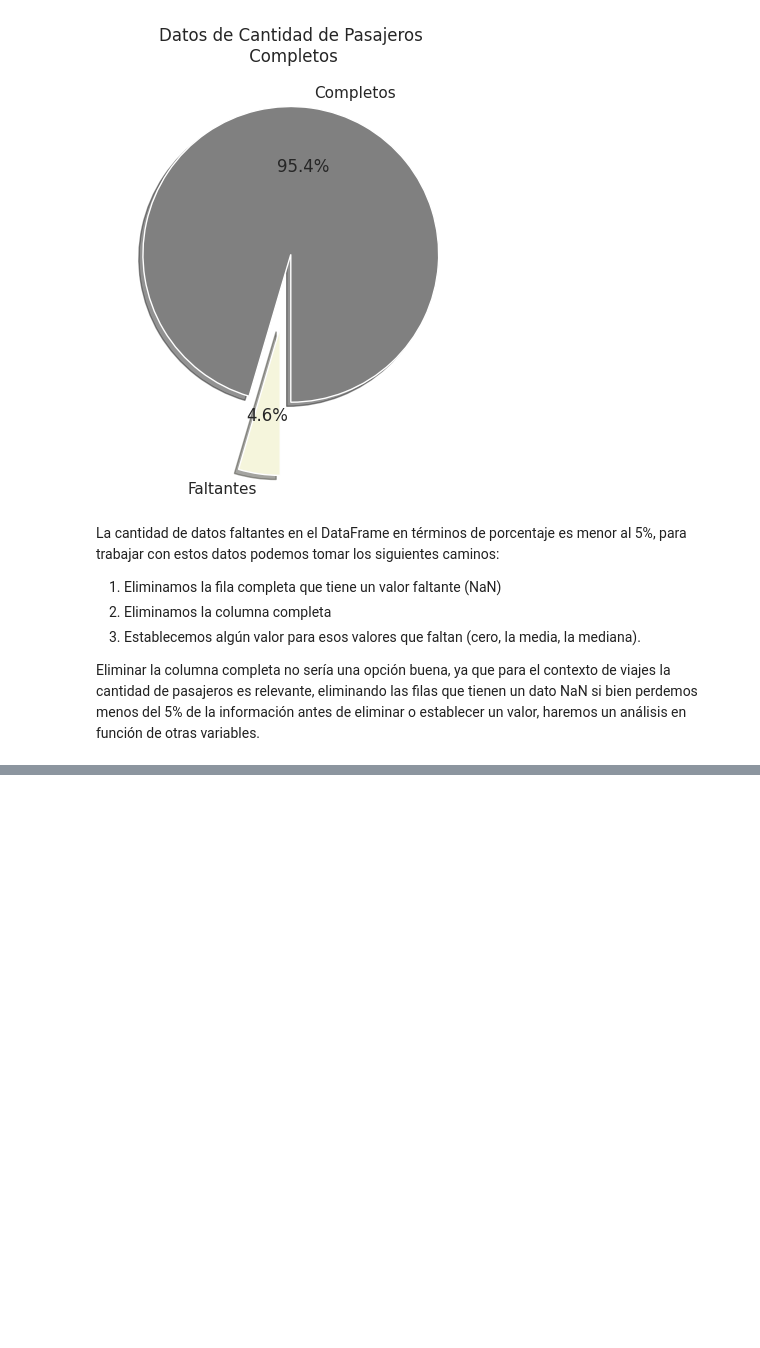
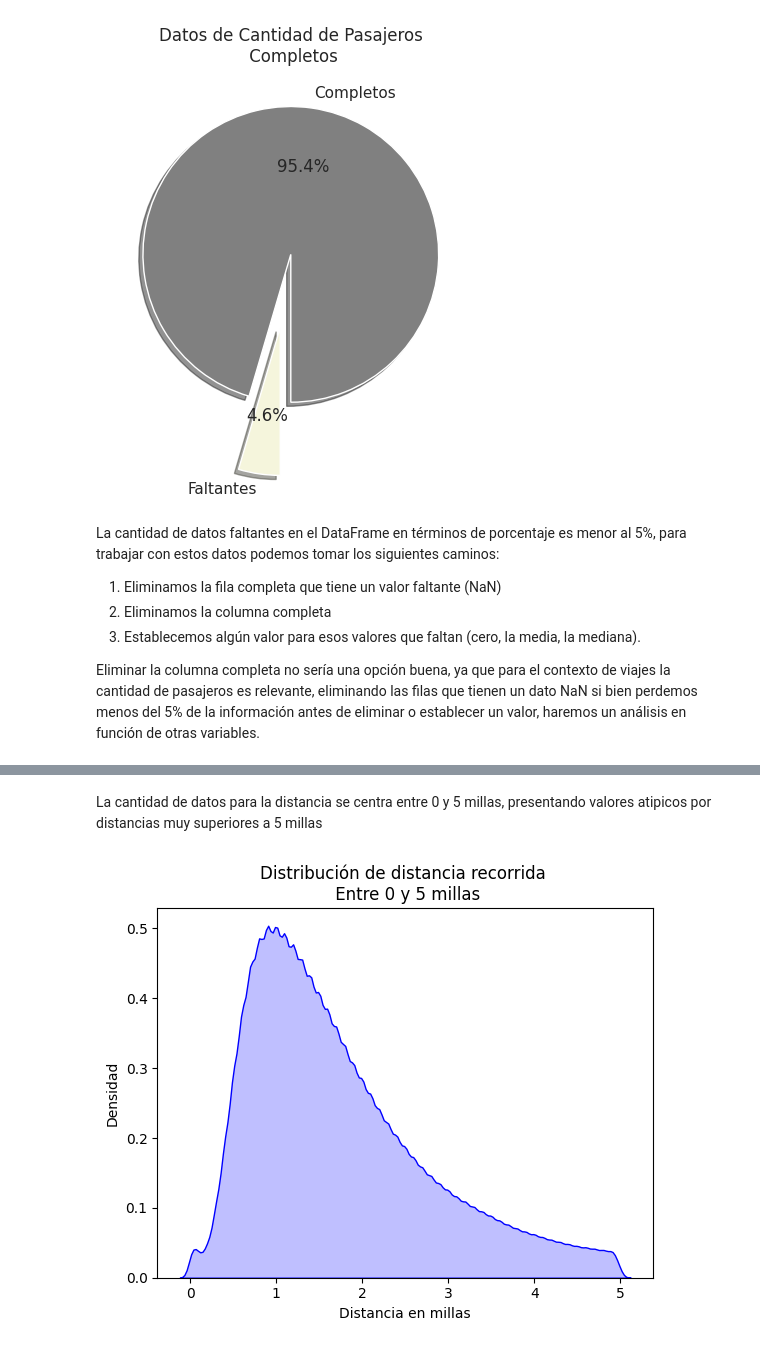
Before and after one commit to CrissRMFI/TA047R-2C2024-GRUPO08, a Jupyter notebook: TA047R_TP1_GRUPOXX_ENTREGA_EJ01.ipynb, the cells around one changed output, grey strips where cells are left out. Cells and saved outputs as stored; diff of their text form; code cells hidden in the pictures; blank space fills up the shorter version.

Commit message:
Iniciando Análisis de Trip_distance

```diff
--- a/TA047R_TP1_GRUPOXX_ENTREGA_EJ01.ipynb
+++ b/TA047R_TP1_GRUPOXX_ENTREGA_EJ01.ipynb
@@ -193,0 +217,13 @@ Eliminar la columna completa no sería una opción buena, ya que para el context
+# %% [markdown]
+La cantidad de datos para la distancia se centra entre 0 y 5 millas, presentando valores atipicos por distancias muy superiores a 5 millas
+# %%
+subset_trips = trips["trip_distance"][(trips["trip_distance"] > 0) & (trips["trip_distance"] < 5)]
+sns.kdeplot(subset_trips, fill=True, color='blue')
+
+plt.title("Distribución de distancia recorrida \n Entre 0 y 5 millas")
+plt.xlabel("Distancia en millas")
+plt.ylabel("Densidad")
+
+plt.show()
+# %% [output]
+[figure, added]
```
Also changed, not shown: parts of 7 cells of this notebook.
